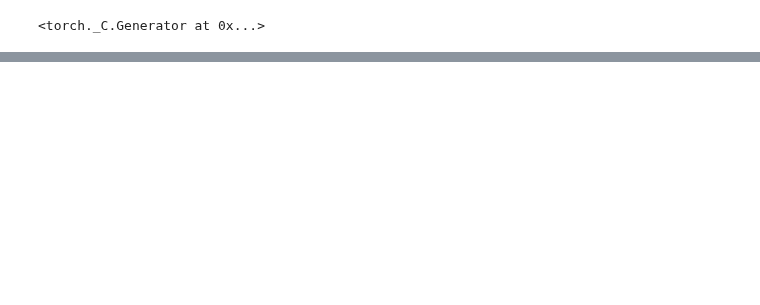
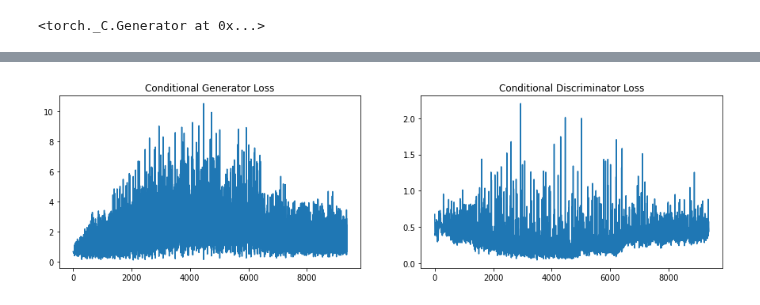
Before and after one commit to pwl482/patrec_2020, a Jupyter notebook: Assignment_12/GAN.ipynb, the cells around one changed output, grey strips where cells are left out. Cells and saved outputs as stored; diff of their text form; code cells hidden in the pictures; blank space fills up the shorter version.

```diff
--- a/Assignment_12/GAN.ipynb
+++ b/Assignment_12/GAN.ipynb
@@ -229,0 +362,11 @@ plt.show()
+# %%
+def idx2onehot(idx, n):
+
+    assert torch.max(idx).item() < n
+
+    if idx.dim() == 1:
+        idx = idx.unsqueeze(1)
+    onehot = torch.zeros(idx.size(0), n).to(idx.device)
+    onehot.scatter_(1, idx, 1)
+
+    return onehot
@@ -229,0 +505,15 @@ plt.show()
+# %%
+n_labels = 10
+
+# Initialize generator and discriminator
+cond_generator = ConditionalGenerator(latent_dim, n_labels)
+cond_discriminator = ConditionalDiscriminator(n_labels)
+
+# Optimizers
+cond_g_optim = torch.optim.Adam(cond_generator.parameters(), lr=lr, betas=(b1, b2))
+cond_d_optim = torch.optim.Adam(cond_discriminator.parameters(), lr=lr, betas=(b1, b2))
+
+Tensor = torch.cuda.FloatTensor if cuda else torch.FloatTensor
+# %%
+cond_g_losses, cond_d_losses = CGAN_train_loop(cond_generator, cond_discriminator, cond_g_optim, cond_d_optim,
+                                max_iter=10, latent_dim=latent_dim, cuda=True)
@@ -229,0 +522,13 @@ plt.show()
+# %%
+fig = plt.figure(figsize=(15, 4))
+columns = 2
+rows = 1
+counter = 0
+for losses, titles in zip([cond_g_losses, cond_d_losses],["Conditional Generator Loss", "Conditional Discriminator Loss"]):
+    fig.add_subplot(rows, columns, counter+1)
+    plt.plot(losses)
+    plt.title(titles)
+    counter += 1
+plt.show()
+# %% [output]
+[figure, added]
```
Also changed, not shown: parts of 31 cells of this notebook.
